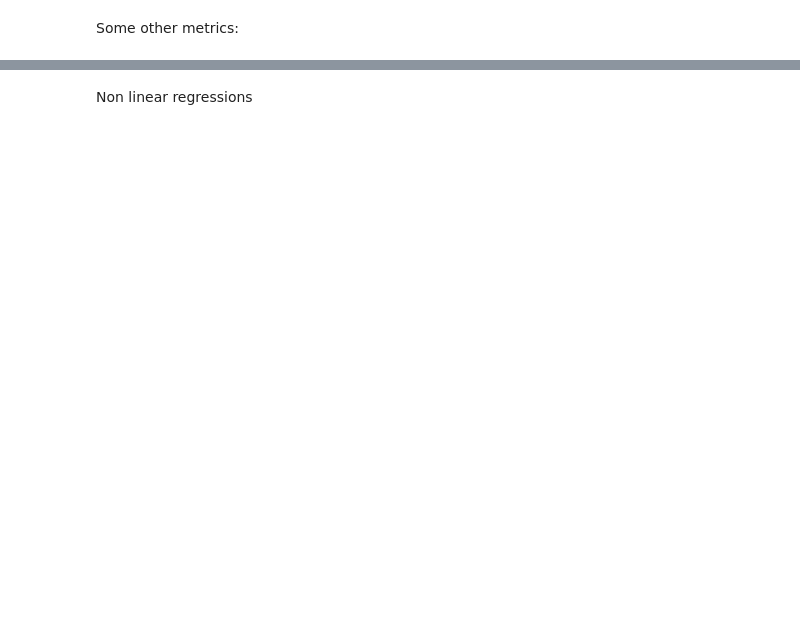
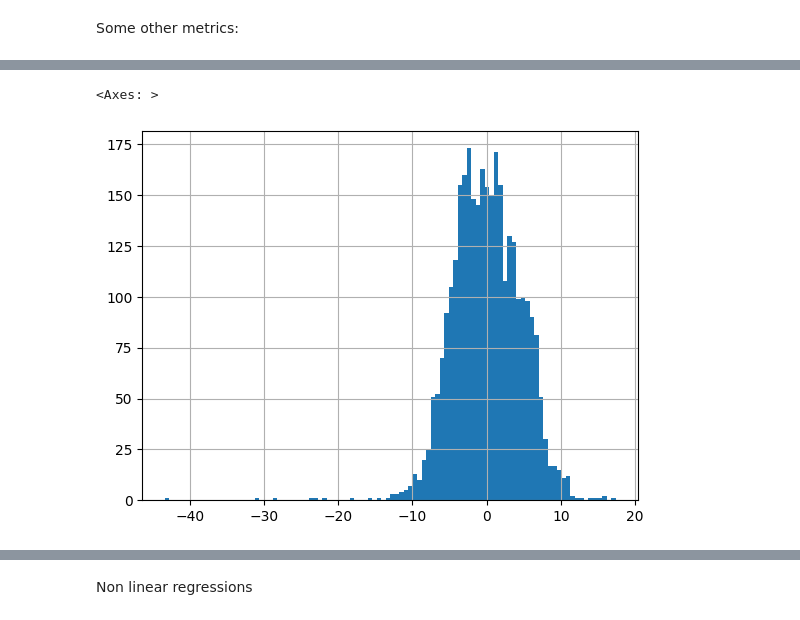
Before and after one commit to encoras/Artificial-Intelligence-Group, a Jupyter notebook: Multiple_Linear_Regression_in_Python.ipynb, the cells around one changed output, grey strips where cells are left out. Drawn from its saved outputs; the diff is of its cells as text; code cells hidden in the pictures; blank space fills up the shorter version.

```diff
--- a/Multiple_Linear_Regression_in_Python.ipynb
+++ b/Multiple_Linear_Regression_in_Python.ipynb
@@ -149,0 +191,5 @@ pred_y_diff
+# %%
+pred_y_diff['Difference'].hist(bins=100)
+# %% [output]
+<Axes: >
+[figure, added]
```
Also changed, not shown: parts of 20 cells of this notebook.
